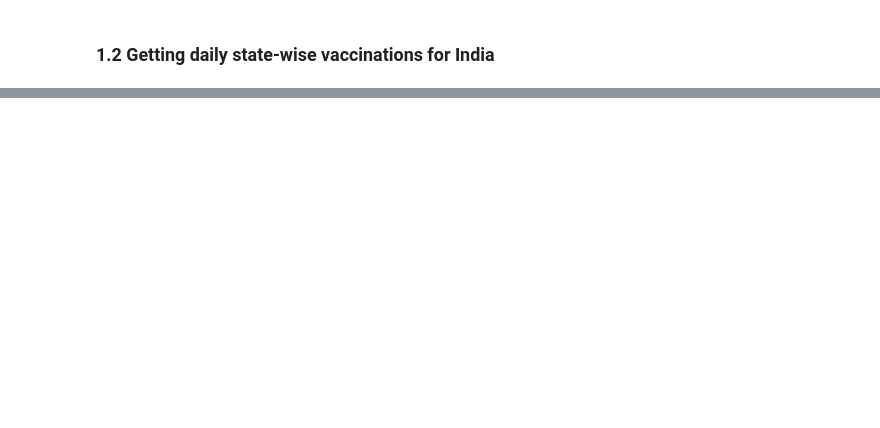
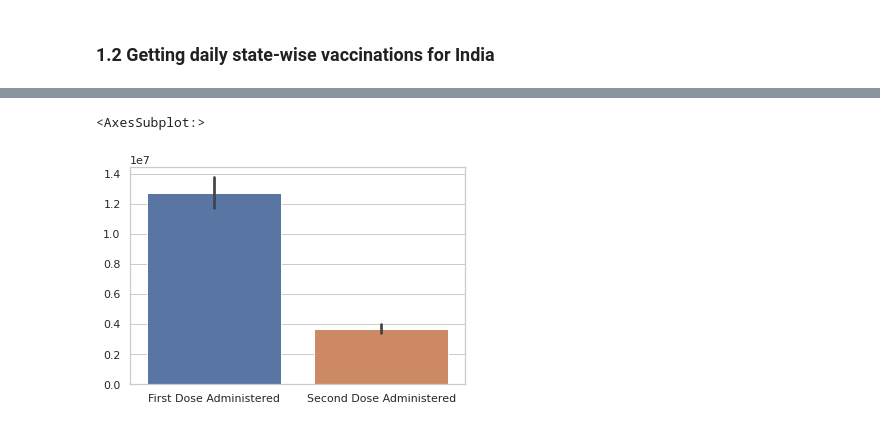
Before and after one commit to Data-Analytics-Project-2021/eda, a Jupyter notebook: eda_india.ipynb, the cells around one changed output, grey strips where cells are left out. Saved outputs shown, nothing was run; the diff lists cells and outputs as text; code cells hidden in the pictures; blank space fills up the shorter version.

```diff
--- a/eda_india.ipynb
+++ b/eda_india.ipynb
@@ -69,0 +283,7 @@ cases.isna().sum().sum()
+# %%
+barchart_filter_vacc = vacc[['First Dose Administered', 'Second Dose Administered']]
+sns.set_theme(style='whitegrid')
+sns.barplot(data=barchart_filter_vacc)
+# %% [output]
+<AxesSubplot:>
+[figure, added]
```
Also changed, not shown: parts of 37 cells of this notebook.
